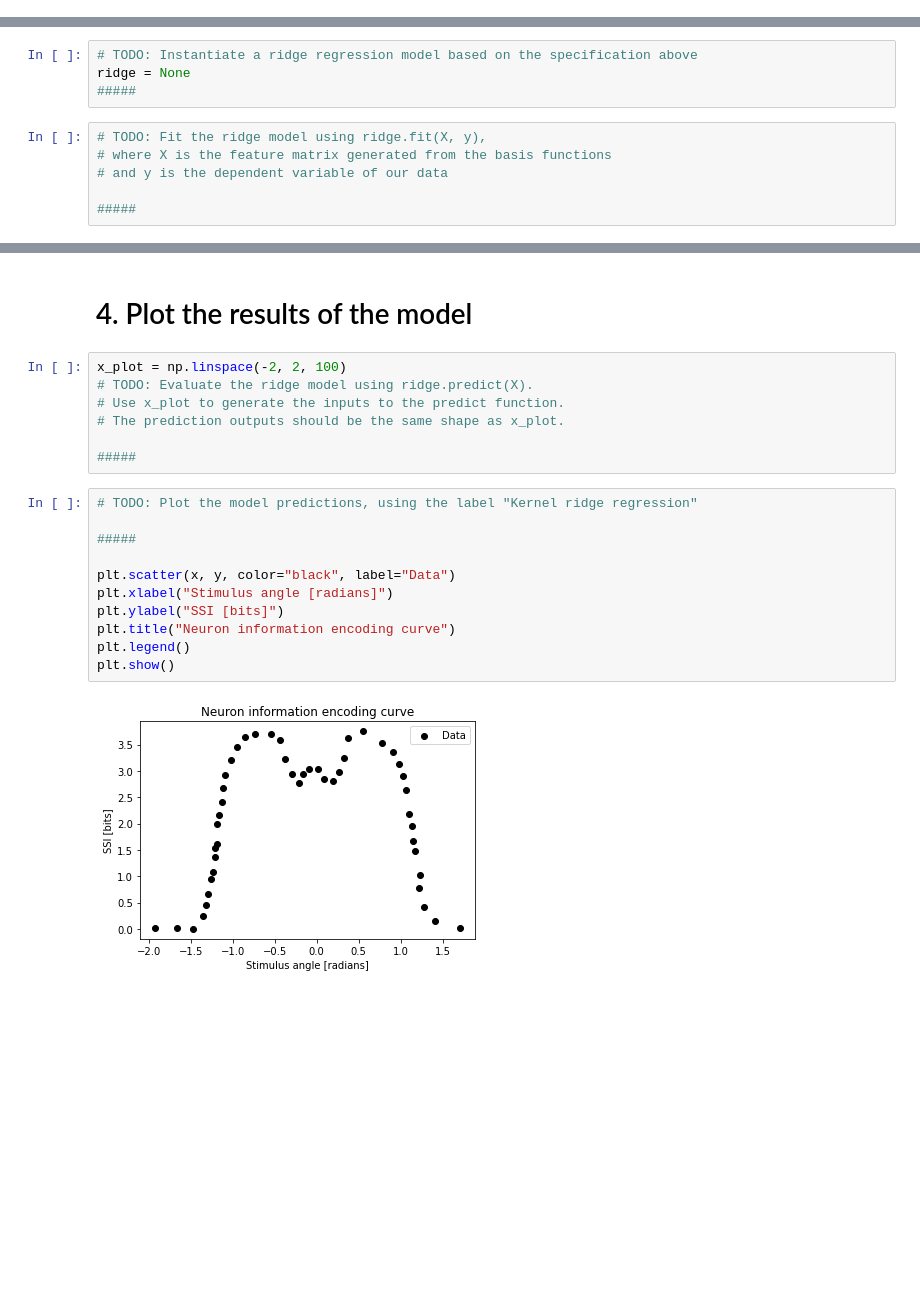
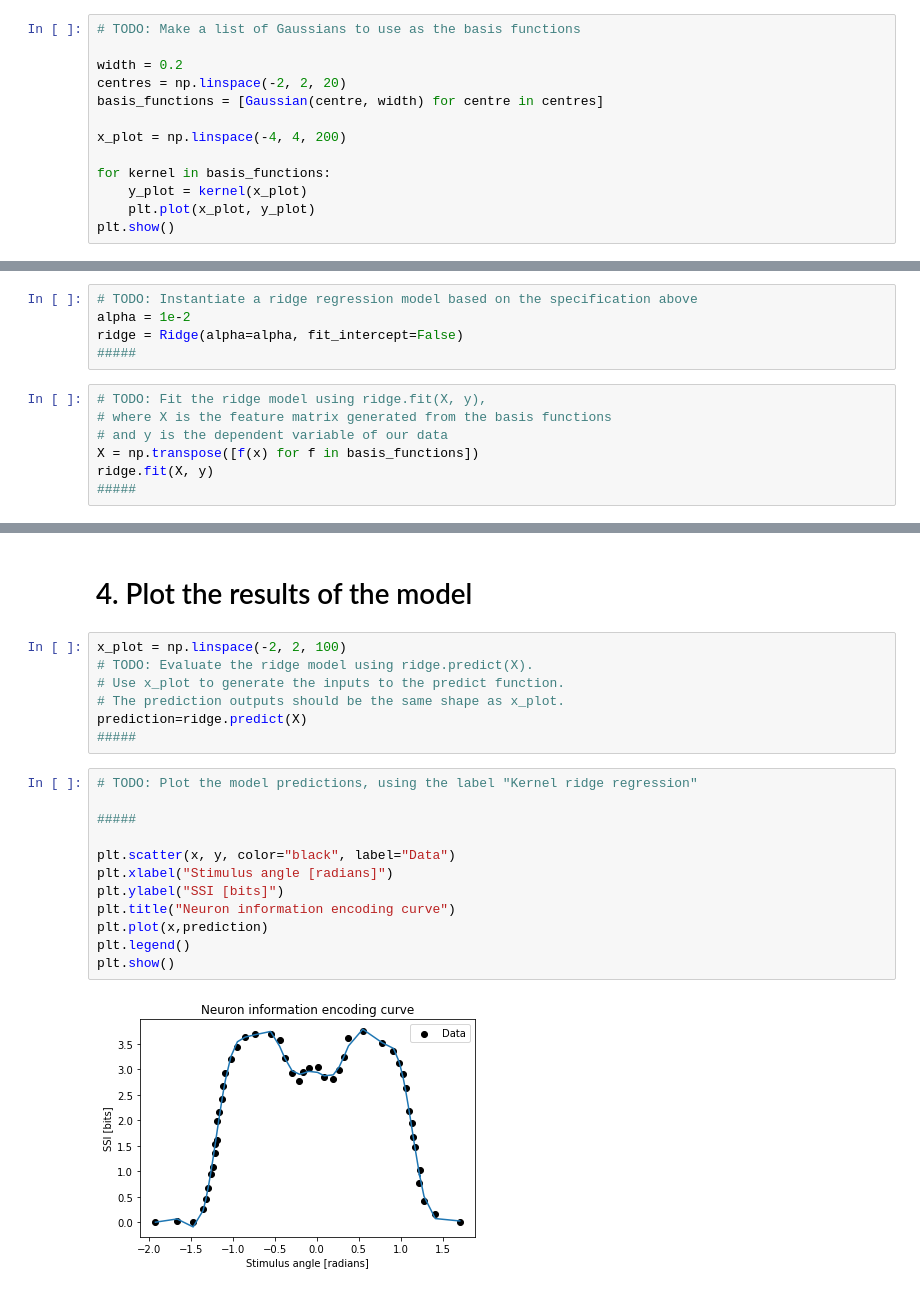
Before and after one commit to SammyRobensParadise/computational-neuroscience, a Jupyter notebook: tutorials/regression_tutorial.ipynb, the cells around one changed output, grey strips where cells are left out. Saved outputs shown, nothing was run; the diff lists cells and outputs as text; blank space fills up the shorter version.

```diff
--- a/tutorials/regression_tutorial.ipynb
+++ b/tutorials/regression_tutorial.ipynb
@@ -141,0 +138,13 @@ def eval_basis_functions(x, basis_functions):
+# %%
+# TODO: Make a list of Gaussians to use as the basis functions
+
+width = 0.2
+centres = np.linspace(-2, 2, 20)
+basis_functions = [Gaussian(centre, width) for centre in centres]
+
+x_plot = np.linspace(-4, 4, 200)
+
+for kernel in basis_functions:
+    y_plot = kernel(x_plot)
+    plt.plot(x_plot, y_plot)
+plt.show()
@@ -142,10 +153,12 @@ def eval_basis_functions(x, basis_functions):
 # %%
 # TODO: Instantiate a ridge regression model based on the specification above
-ridge = None
+alpha = 1e-2
+ridge = Ridge(alpha=alpha, fit_intercept=False)
 #####
 # %%
 # TODO: Fit the ridge model using ridge.fit(X, y),
 # where X is the feature matrix generated from the basis functions
 # and y is the dependent variable of our data
-
+X = np.transpose([f(x) for f in basis_functions])
+ridge.fit(X, y)
 #####
@@ -156,18 +171,19 @@ x_plot = np.linspace(-2, 2, 100)
 # TODO: Evaluate the ridge model using ridge.predict(X).
 # Use x_plot to generate the inputs to the predict function.
 # The prediction outputs should be the same shape as x_plot.
-
+prediction=ridge.predict(X)
 #####
 # %%
 # TODO: Plot the model predictions, using the label "Kernel ridge regression"
 
 #####
 
 plt.scatter(x, y, color="black", label="Data")
 plt.xlabel("Stimulus angle [radians]")
 plt.ylabel("SSI [bits]")
 plt.title("Neuron information encoding curve")
+plt.plot(x,prediction)
 plt.legend()
 plt.show()
 # %% [output]
-[figure, old version]
+[figure, new version]
```
Also changed, not shown: parts of 3 cells of this notebook.
